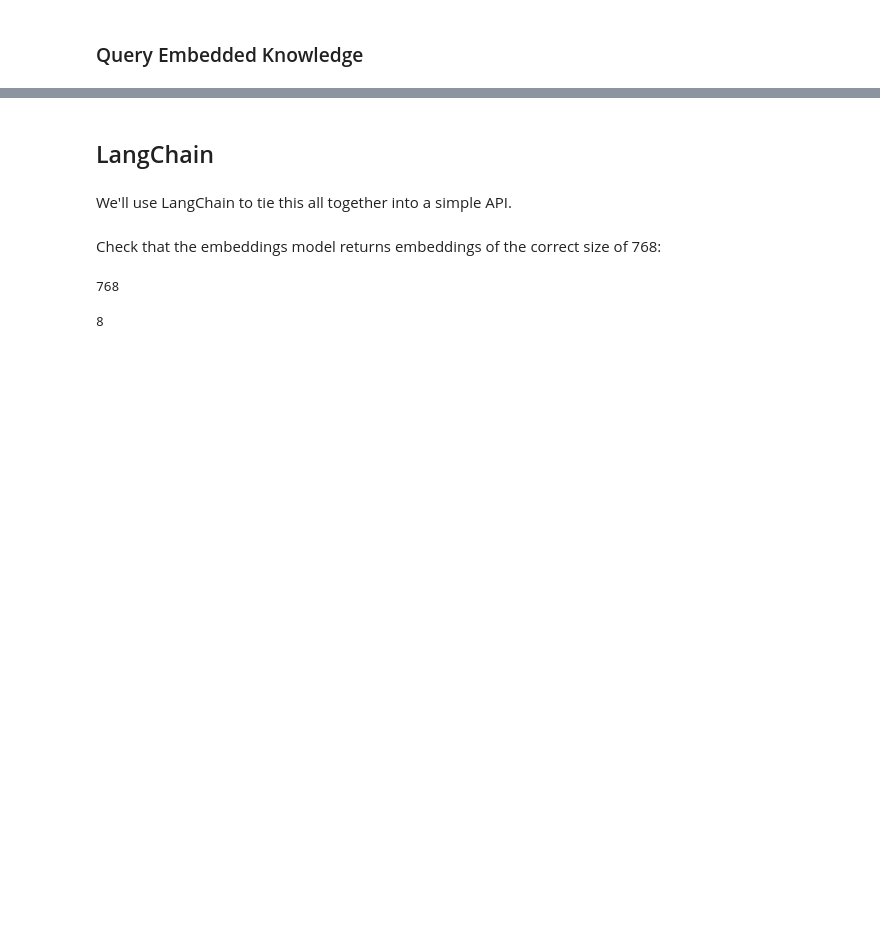
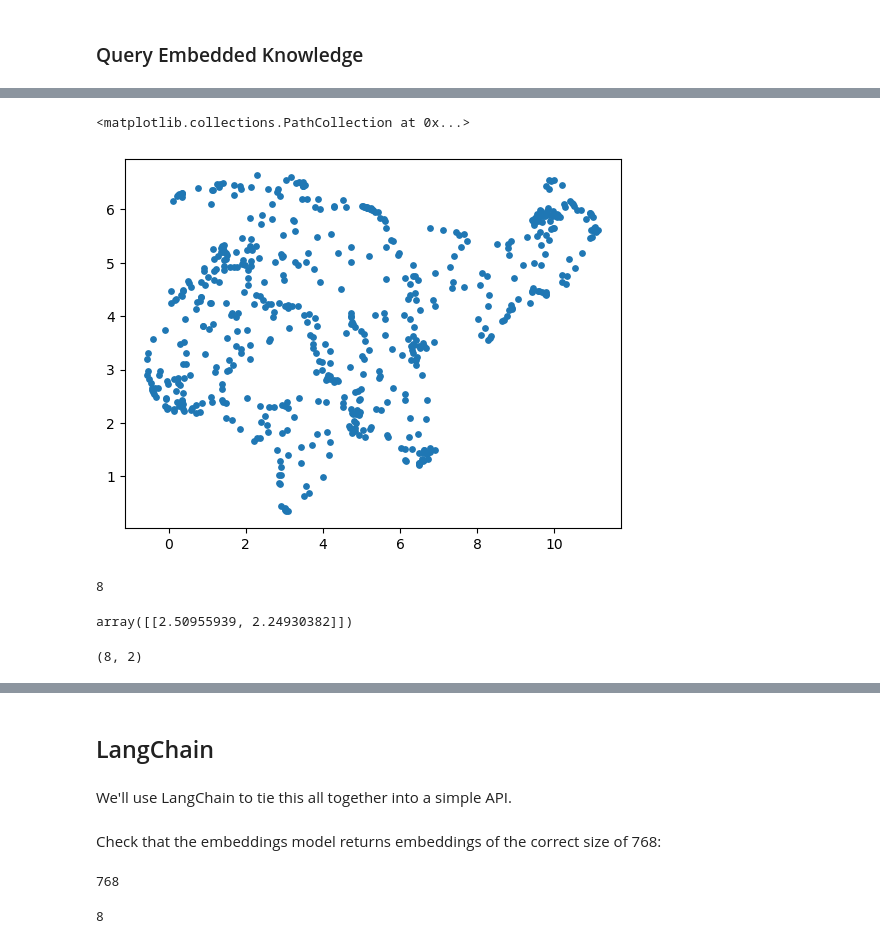
Before and after one commit to alex-kalinin/rag-llama-mongodb, a Jupyter notebook: 1. Introduction to RAG with LLaMa, MongoDB and LangChain/Instructor - RAG Workshop.ipynb, the cells around one changed output, grey strips where cells are left out. Drawn from its saved outputs; the diff is of its cells as text; code cells hidden in the pictures; blank space fills up the shorter version.

Commit message:
Add visulization of embeddings

```diff
--- a/1. Introduction to RAG with LLaMa, MongoDB and LangChain/Instructor - RAG Workshop.ipynb
+++ b/1. Introduction to RAG with LLaMa, MongoDB and LangChain/Instructor - RAG Workshop.ipynb
@@ -430,0 +389,32 @@ Please note that this information is accurate as of the filing date of MongoDB's
+# %%
+v.emb_values = [e['embedding'] for e in v.embeddings]
+# %%
+def umap_embeddings(emb, umap_t):
+    umap_emb = np.empty((len(emb),2))
+    for i, e in enumerate(tqdm(emb)):
+        umap_emb[i] = umap_t.transform([e])
+    return umap_emb
+# %%
+# Projections are slow, so we'll cache them
+v.umap_all_emb_path = "umap_emb_all_docs.temp.pickle"
+
+v.umap_transform = umap.UMAP(
+    random_state=0,
+    transform_seed=0,
+    low_memory=False).fit(v.emb_values)
+
+if os.path.exists(v.umap_all_emb_path):
+    with open(v.umap_all_emb_path, "rb") as f:
+        v.umap_all = pickle.load(f)
+else:
+    v.umap_all = umap_embeddings(v.emb_values, v.umap_transform)
+    with open(v.umap_all_emb_path, "wb") as f:
+        pickle.dump(v.umap_all, f)
+# %%
+v.question = "What was the total revenue?"
+# %%
+plt.figure()
+plt.scatter(v.umap_all[:, 0], v.umap_all[:, 1], s=15)
+# %% [output]
+<matplotlib.collections.PathCollection at 0x...>
+[figure, added]
@@ -430,0 +431,4 @@ Please note that this information is accurate as of the filing date of MongoDB's
+# %%
+len(v.results)
+# %% [output]
+8
@@ -430,0 +439,4 @@ Please note that this information is accurate as of the filing date of MongoDB's
+# %%
+v.umap_query
+# %% [output]
+array([[2.50955939, 2.24930382]])
@@ -430,0 +448,4 @@ Please note that this information is accurate as of the filing date of MongoDB's
+# %%
+v.umap_results.shape
+# %% [output]
+(8, 2)
```
Also changed, not shown: parts of 42 cells of this notebook.
